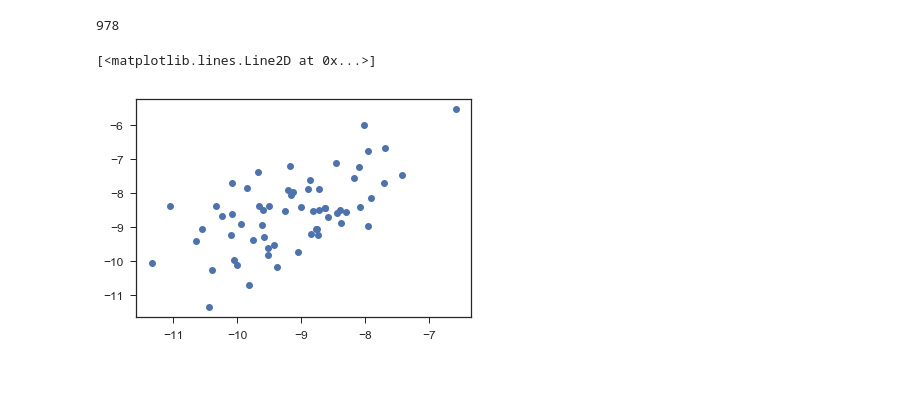
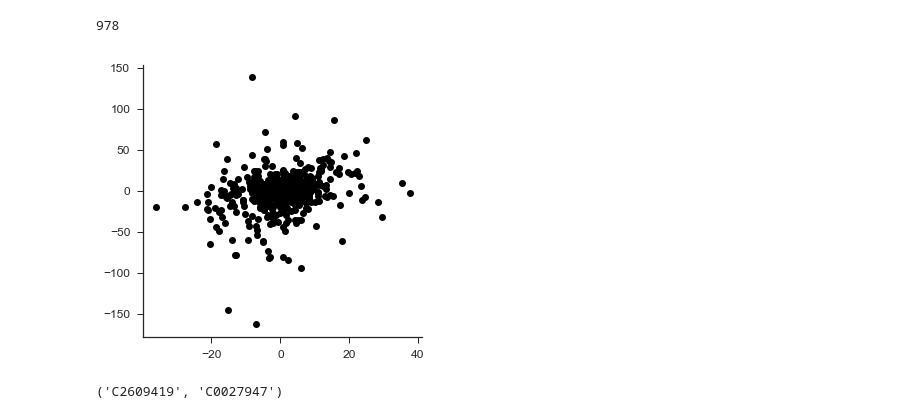
Before and after one commit to tatonetti-lab/deeplink, a Jupyter notebook: notebooks/Correlation Outliers.ipynb, the cells around one changed output. Drawn from its saved outputs; the diff is of its cells as text; code cells hidden in the pictures; blank space fills up the shorter version.

```diff
--- a/notebooks/Correlation Outliers.ipynb
+++ b/notebooks/Correlation Outliers.ipynb
@@ -40,7 +40,7 @@ for row in tqdm.tqdm(reader, total=nlines):
     data = dict(zip(header, row))
     drugs.add(data['stitch_id'])
     events.add(data['umls_id'])
-    means[data['umls_id']][data['stitch_id']]= float(data['drug_mean'])
+    means[data['umls_id']][data['stitch_id']]= float(data['t_statistic'])
 
 events = sorted(events)
 drugs = sorted(drugs)
@@ -87,16 +87,22 @@ len(highly_correlated)
 # %% [output]
 978
 # %%
-e1, e2, r, p, n = highly_correlated[3]
+e1, e2, r, p, n = highly_correlated[1]
 
 e1_drugs = set(means[e1].keys())
 e2_drugs = set(means[e2].keys())
 common_drugs = sorted(e1_drugs & e2_drugs)
 
 x1 = [means[e1][d] for d in common_drugs]
 x2 = [means[e2][d] for d in common_drugs]
 
-plt.plot(numpy.log(x1), numpy.log(x2), 'o')
+sns.set(style='ticks', font_scale=1.2)
+plt.figure(figsize=(5,5))
+plt.plot(x1, x2, 'o', color='k')
+sns.despine()
 # %% [output]
-[<matplotlib.lines.Line2D at 0x...>]
-[figure, old version]
+[figure, new version]
+# %%
+e1, e2
+# %% [output]
+('C2609419', 'C0027947')
```
